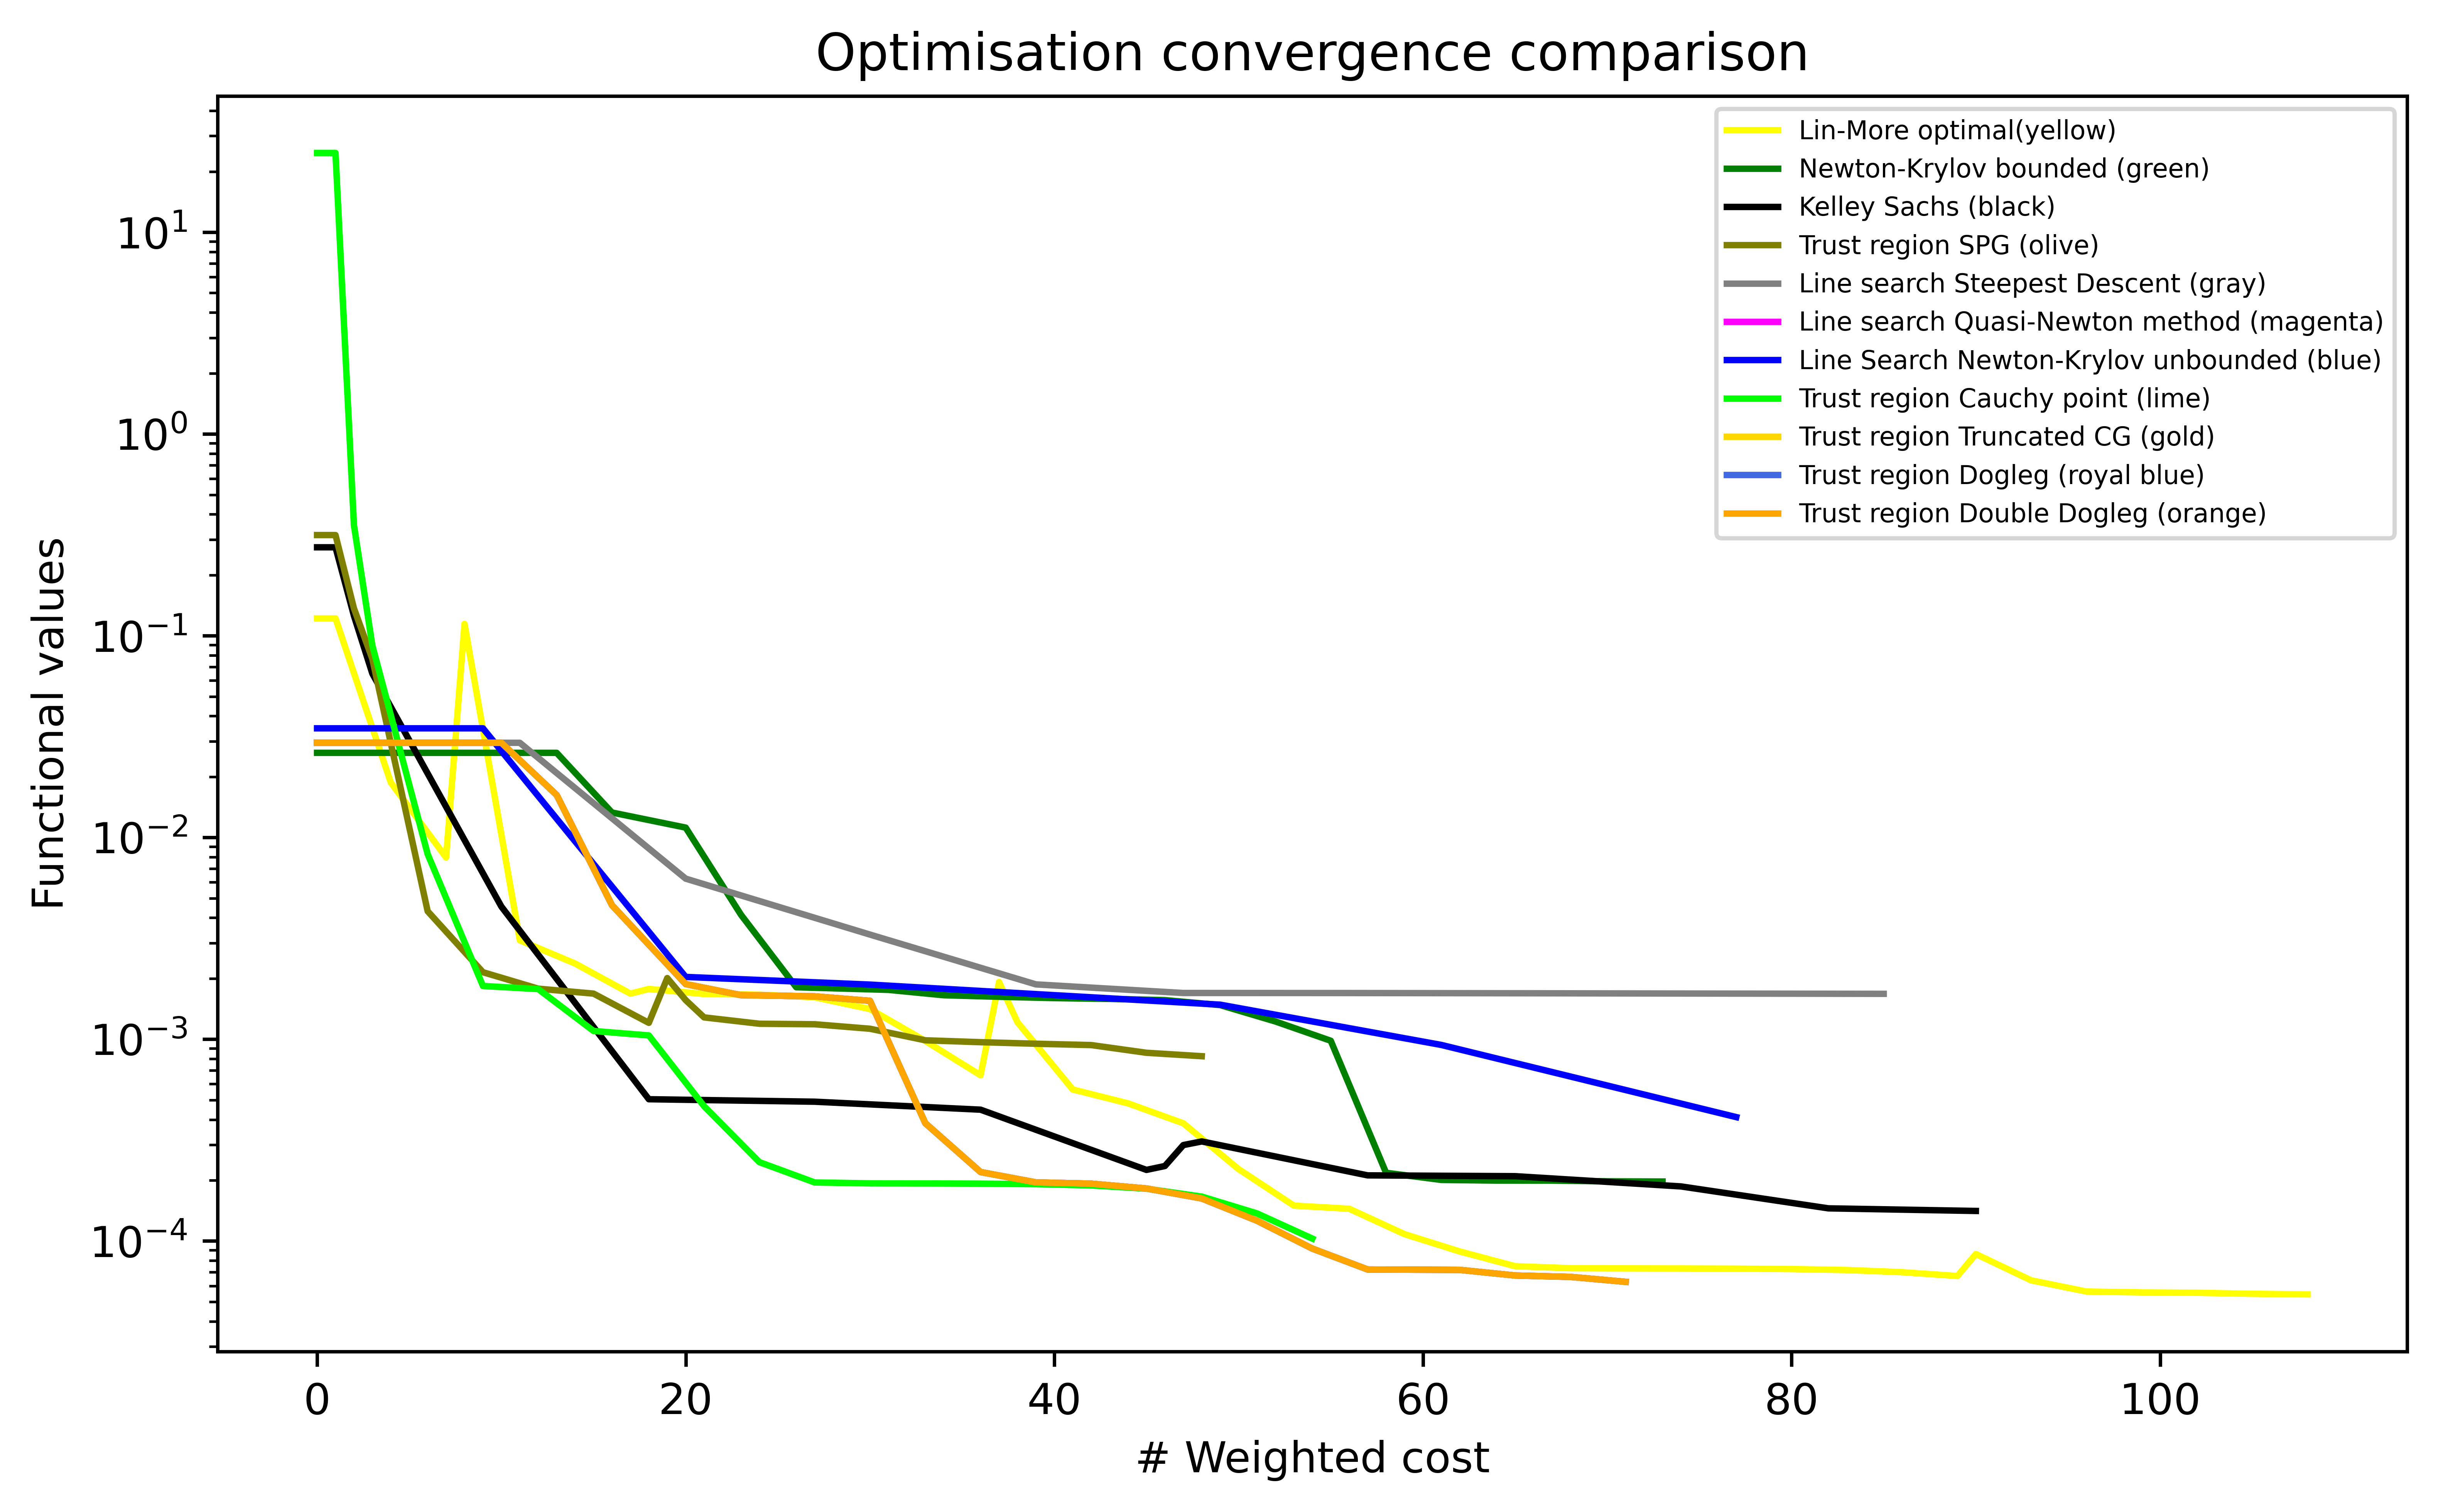
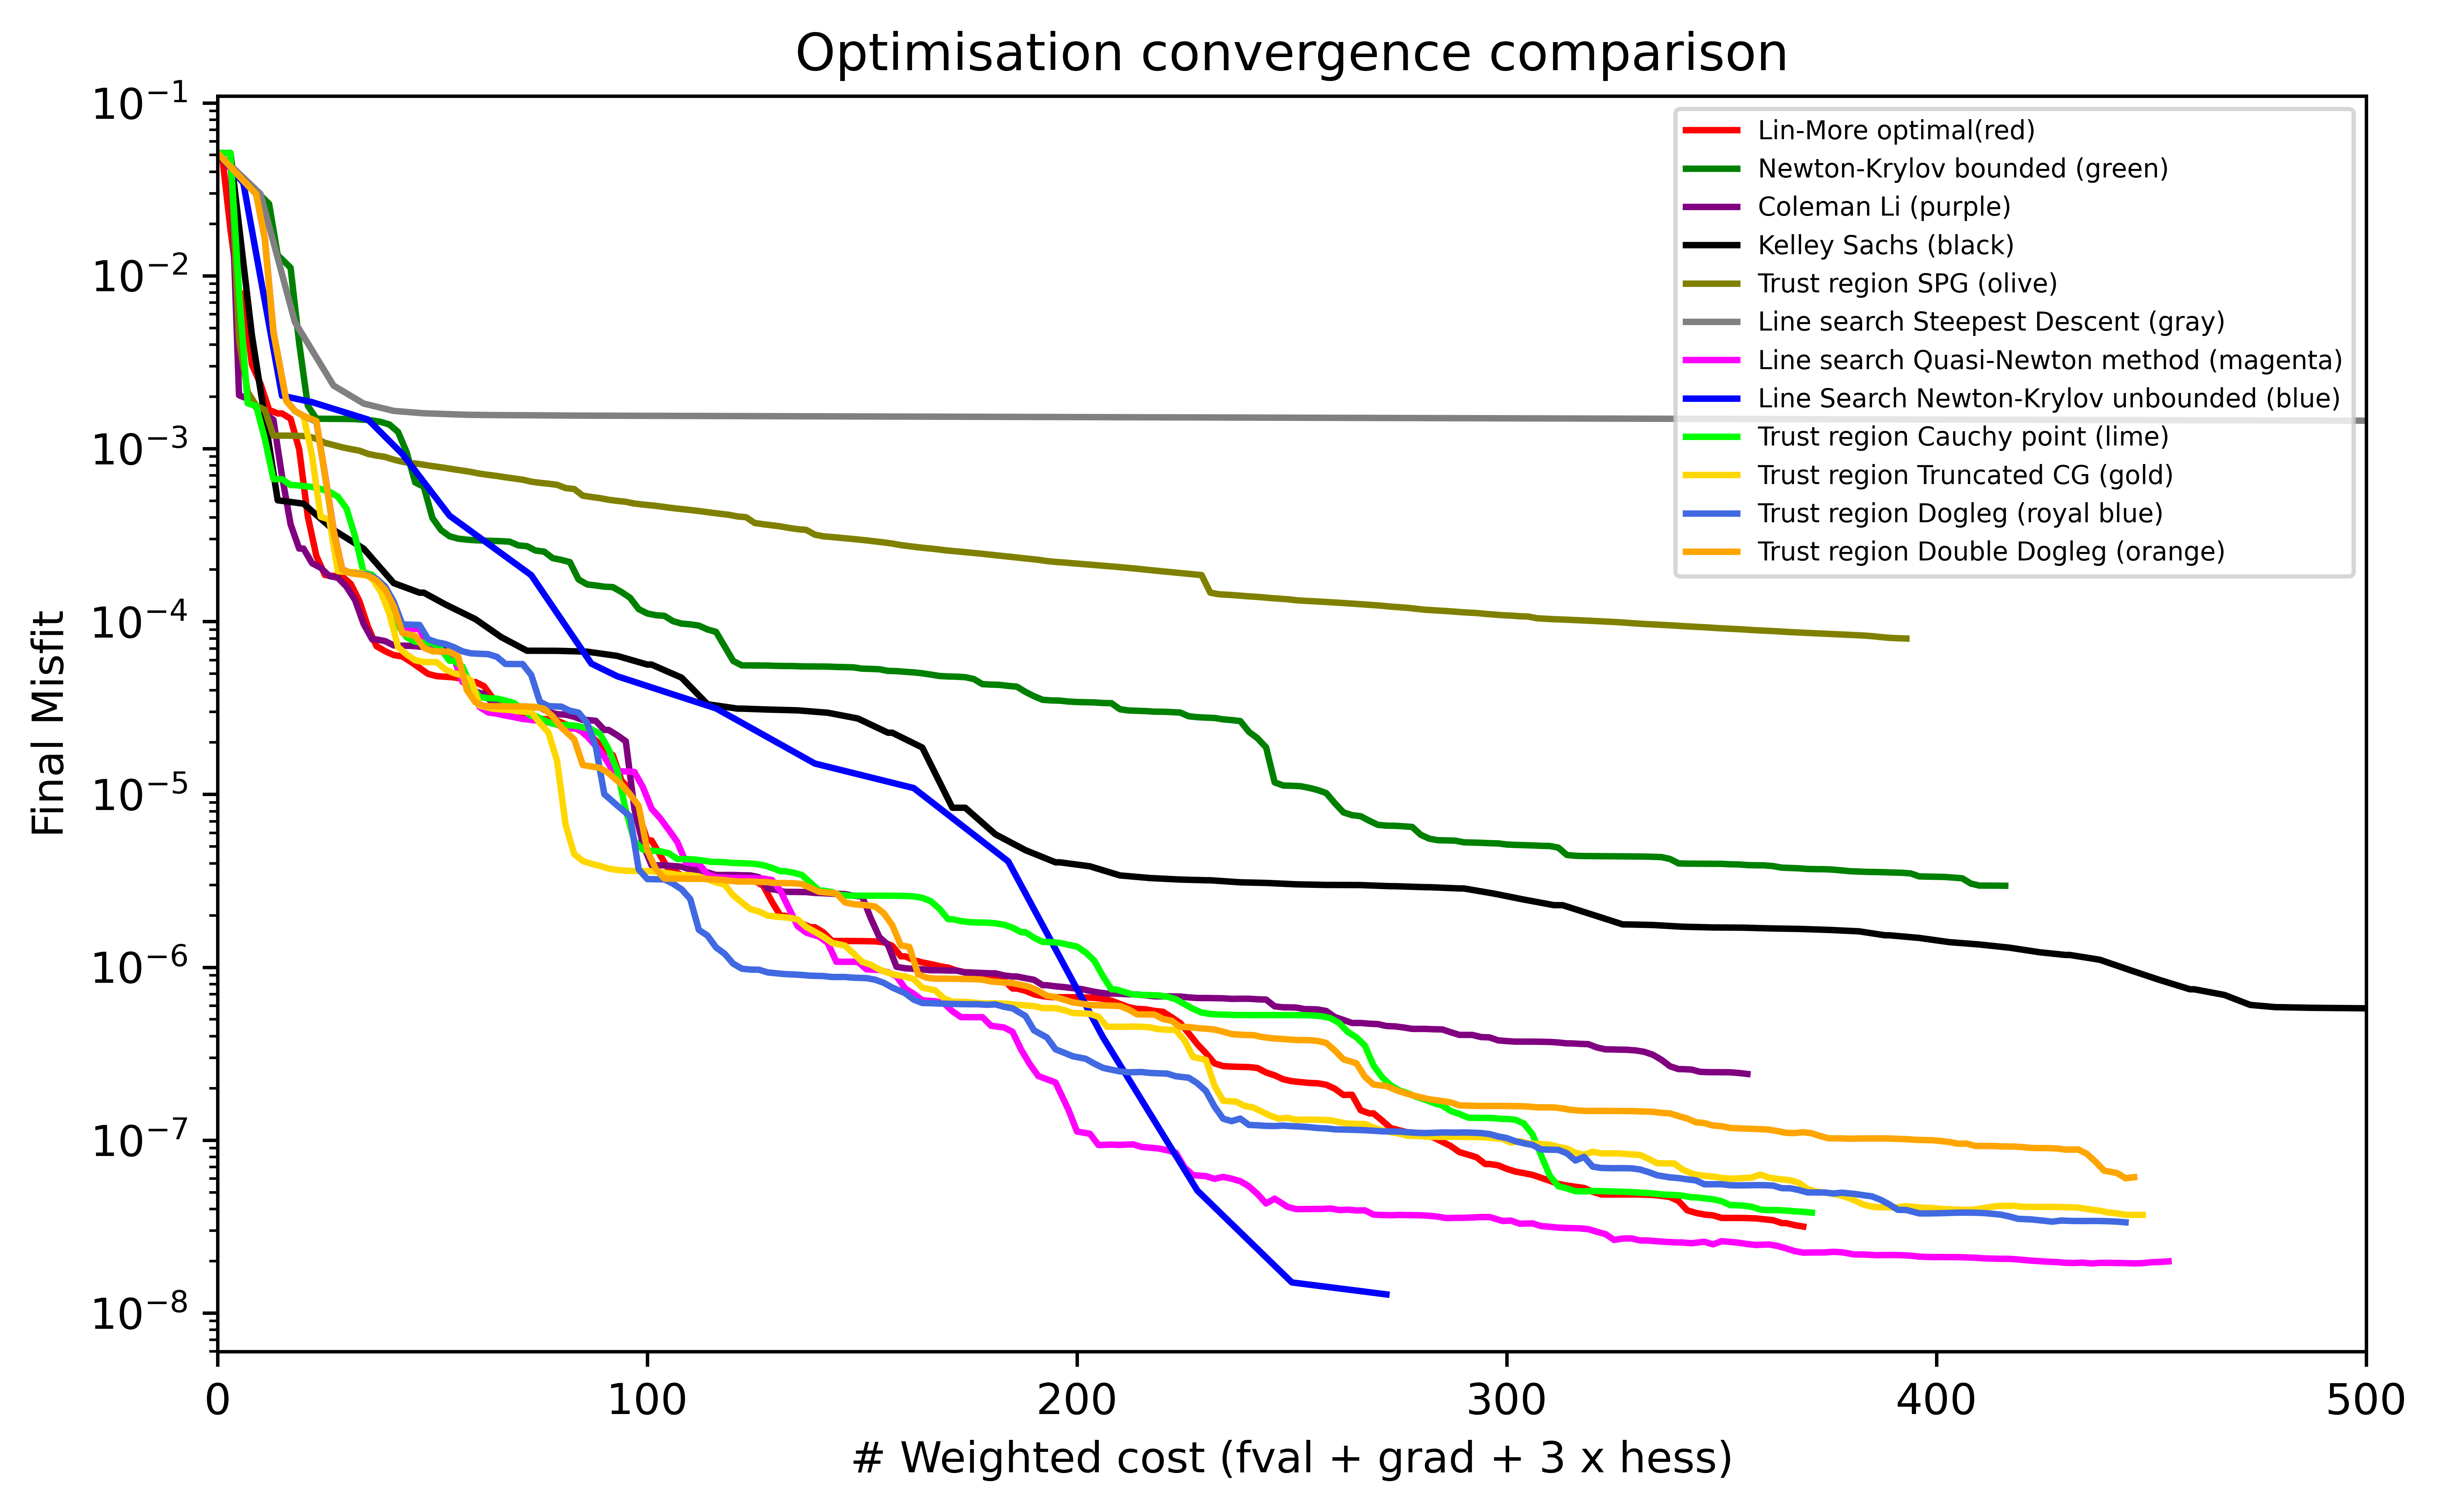
Unified diff of the notebook cell whose output changed from the first chart to the second:
--- before
+++ after
@@ -5,5 +5,4 @@
 import matplotlib.colors as mcolors
 
-maxi = []
 it = 0   #iteration count
 # Change/Add to these parameters------------------------------------------------------------------------------------------------------------------------
@@ -13,9 +12,11 @@
 # colors = ['red', 'yellow', 'green', 'purple', 'black', 'olive', 'gray', 'magenta', 'blue', 'lime', 'gold', 'royalblue', 'orange']
 
-filenames = ['functional_LM_opt.txt', 'functional_NK_bounded.txt', 'functional_KS.txt', 'functional_TSPG.txt', 'functional_LS_SD.txt', 'functional_LS_QNM.txt', 'functional_NK.txt', 'functional_TR_CP.txt', 'functional_TR_TCG.txt', 'functional_TR_DL.txt', 'functional_TR_DDL.txt']
-labels = ['Lin-More optimal(yellow)', 'Newton-Krylov bounded (green)', 'Kelley Sachs (black)', 'Trust region SPG (olive)', 'Line search Steepest Descent (gray)', 'Line search Quasi-Newton method (magenta)', 'Line Search Newton-Krylov unbounded (blue)', 'Trust region Cauchy point (lime)', 'Trust region Truncated CG (gold)', 'Trust region Dogleg (royal blue)', 'Trust region Double Dogleg (orange)']
-colors = ['yellow', 'green', 'black', 'olive', 'gray', 'magenta', 'blue', 'lime', 'gold', 'royalblue', 'orange']
+# filenames = ['functional_TR_CP_gadi.txt']
 
-plot_type = 'Functional values'  # Define one of ['Functional values', 'Initial Misfit', 'Final Misfit']
+filenames = ['functional_LM_opt_gadi.txt', 'functional_NK_bounded_gadi.txt', 'functional_CL_gadi.txt', 'functional_KS_gadi.txt', 'functional_TSPG_gadi.txt', 'functional_LS_SD_gadi.txt', 'functional_LS_QNM_gadi.txt', 'functional_NK_CG2.txt', 'functional_TR_CP_gadi.txt', 'functional_TR_TCG_gadi.txt', 'functional_TR_DL_gadi.txt', 'functional_TR_DDL_gadi.txt']
+labels = ['Lin-More optimal(red)', 'Newton-Krylov bounded (green)', 'Coleman Li (purple)', 'Kelley Sachs (black)', 'Trust region SPG (olive)', 'Line search Steepest Descent (gray)', 'Line search Quasi-Newton method (magenta)', 'Line Search Newton-Krylov unbounded (blue)', 'Trust region Cauchy point (lime)', 'Trust region Truncated CG (gold)', 'Trust region Dogleg (royal blue)', 'Trust region Double Dogleg (orange)']
+colors = ['red', 'green', 'purple', 'black', 'olive', 'gray', 'magenta', 'blue', 'lime', 'gold', 'royalblue', 'orange']
+
+plot_type = 'Final Misfit'  # Define one of ['Functional values', 'Initial Misfit', 'Final Misfit']
 
 plt.figure(figsize=(8,5), dpi=800)
@@ -62,5 +63,5 @@
         print("Currently the inversion has not progressed to the first iteration.")
     # weighted_x_axis = np.array([x * y for x, y in zip(total_hessians, hessian_time_avg)]) + np.array([x * y for x, y in zip(total_func, func_time_avg)]) + np.array([x * y for x, y in zip(total_grad, grad_time_avg)])
-    weighted_x_axis = np.array([i * 1 for i in total_func]) + np.array([i * 2 for i in total_grad]) + np.array([i * 3 for i in total_hessians])
+    weighted_x_axis = np.array([i * 1 for i in total_func]) + np.array([i * 1 for i in total_grad]) + np.array([i * 2 for i in total_hessians])
     if plot_type == 'Functional values':
         plt.plot(weighted_x_axis, func_values, label=labels[it], color = colors[it])
@@ -72,9 +73,9 @@
 
 # maxii = max(maxi)
-plt.xlabel("# Weighted cost")
+plt.xlabel("# Weighted cost (fval + grad + 3 x hess)")
 plt.ylabel(plot_type)
 plt.yscale("log")
 # plt.xticks(range(0,100))
-# plt.xlim(0, 15)
+plt.xlim(0, 500)
 plt.legend(loc=1, prop={'size': 6})
 plt.title('Optimisation convergence comparison')

Commit: Add the 5 iteration code